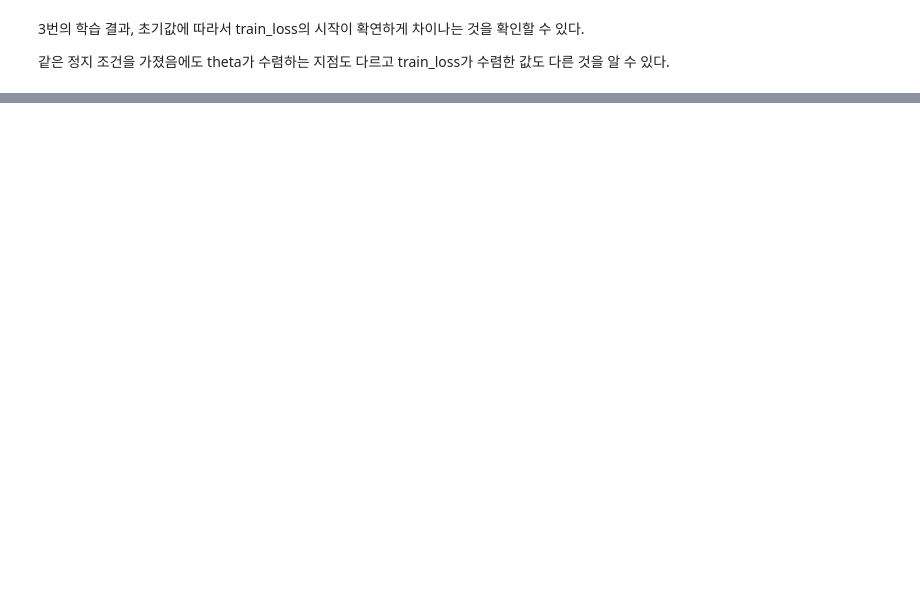
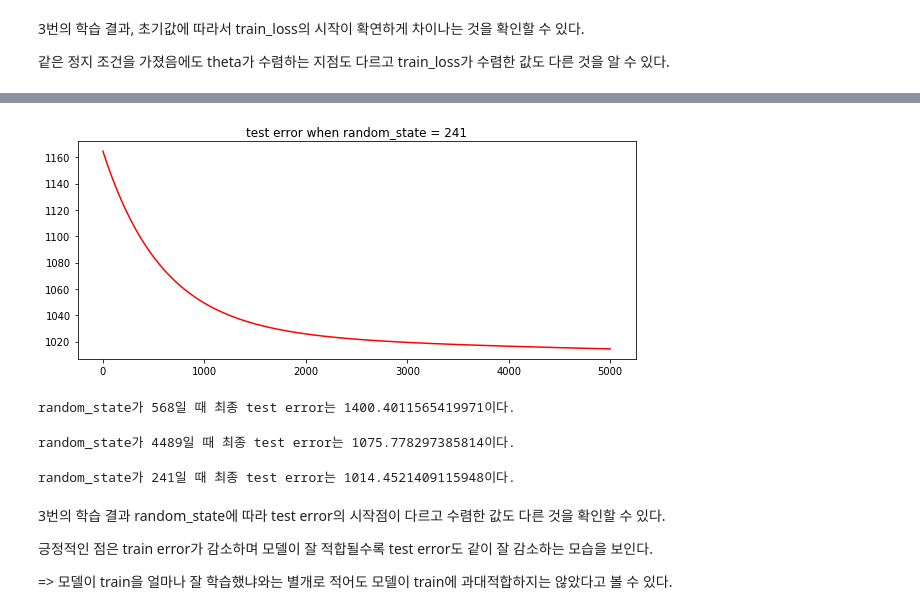
Before and after one commit to BaeHyungjun/2020-1-MachineLearning, a Jupyter notebook: 20152410_배형준_머신러닝_과제4.ipynb, the cells around one changed output, grey strips where cells are left out. Cells and saved outputs as stored; diff of their text form; code cells hidden in the pictures; blank space fills up the shorter version.

```diff
--- a/20152410_배형준_머신러닝_과제4.ipynb
+++ b/20152410_배형준_머신러닝_과제4.ipynb
@@ -317,0 +334,25 @@ random_state가 241일 때 학습은 5001번 반복했고 최종 train_loss는 8
+# %%
+plt.figure(figsize=(10, 4))
+plt.plot(list_test_loss_241, 'r')
+plt.title('test error when random_state = 241')
+plt.show()
+# %% [output]
+[figure, added]
+# %%
+print('random_state가 568일 때 최종 test error는 {}이다.'.format(list_test_loss_568[-1]))
+# %% [output]
+random_state가 568일 때 최종 test error는 1400.4011565419971이다.
+# %%
+print('random_state가 4489일 때 최종 test error는 {}이다.'.format(list_test_loss_4489[-1]))
+# %% [output]
+random_state가 4489일 때 최종 test error는 1075.778297385814이다.
+# %%
+print('random_state가 241일 때 최종 test error는 {}이다.'.format(list_test_loss_241[-1]))
+# %% [output]
+random_state가 241일 때 최종 test error는 1014.4521409115948이다.
+# %% [markdown]
+3번의 학습 결과 random_state에 따라 test error의 시작점이 다르고 수렴한 값도 다른 것을 확인할 수 있다.
+
+긍정적인 점은 train error가 감소하며 모델이 잘 적합될수록 test error도 같이 잘 감소하는 모습을 보인다.
+
+=> 모델이 train을 얼마나 잘 학습했냐와는 별개로 적어도 모델이 train에 과대적합하지는 않았다고 볼 수 있다.
```
Also changed, not shown: parts of 9 cells of this notebook.
